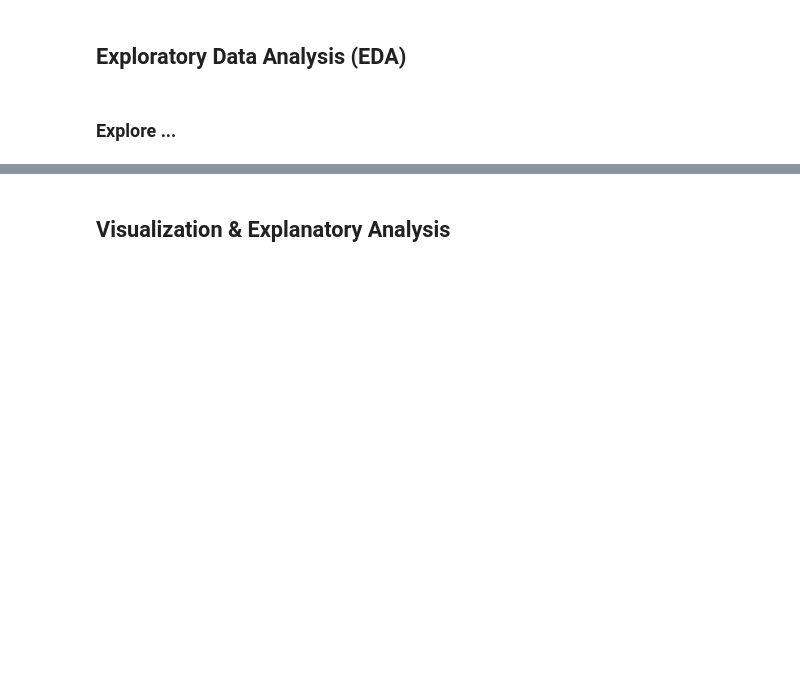
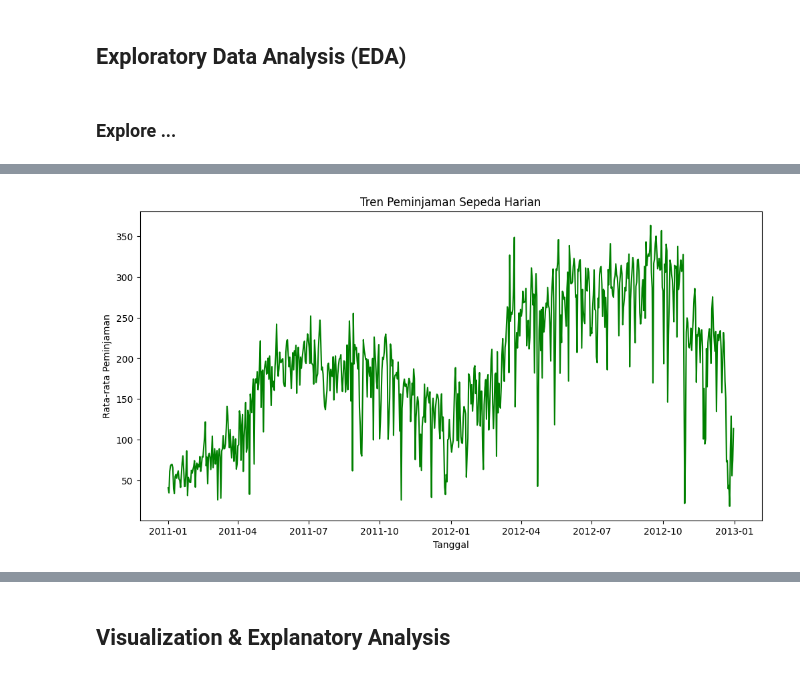
Before and after one commit to amelynsa/bike-sharing-dashboard, a Jupyter notebook: notebook.ipynb, the cells around one changed output, grey strips where cells are left out. Drawn from its saved outputs; the diff is of its cells as text; code cells hidden in the pictures; blank space fills up the shorter version.

```diff
--- a/notebook.ipynb
+++ b/notebook.ipynb
@@ -232,0 +159,13 @@ plt.show()
+# %%
+# Tren rata-rata peminjaman sepeda per hari
+df["dteday"] = pd.to_datetime(df["dteday"])
+daily_avg = df.groupby("dteday")["cnt"].mean()
+
+plt.figure(figsize=(12, 6))
+sns.lineplot(x=daily_avg.index, y=daily_avg.values, color="green")
+plt.title("Tren Peminjaman Sepeda Harian")
+plt.xlabel("Tanggal")
+plt.ylabel("Rata-rata Peminjaman")
+plt.show()
+# %% [output]
+[figure, added]
```
Also changed, not shown: parts of 19 cells of this notebook, 3 other files.
